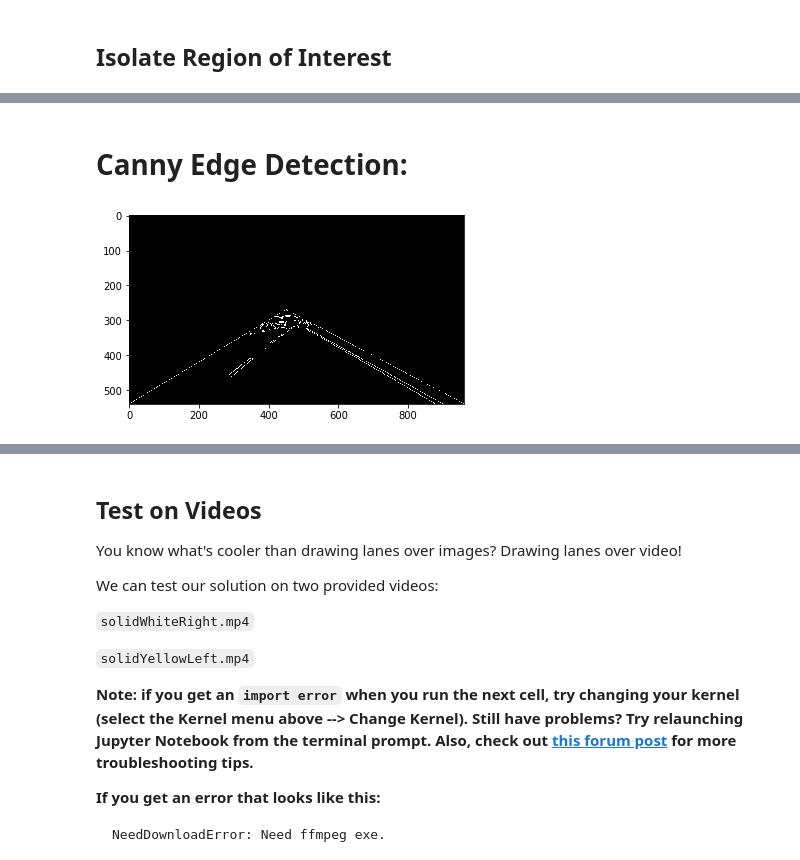
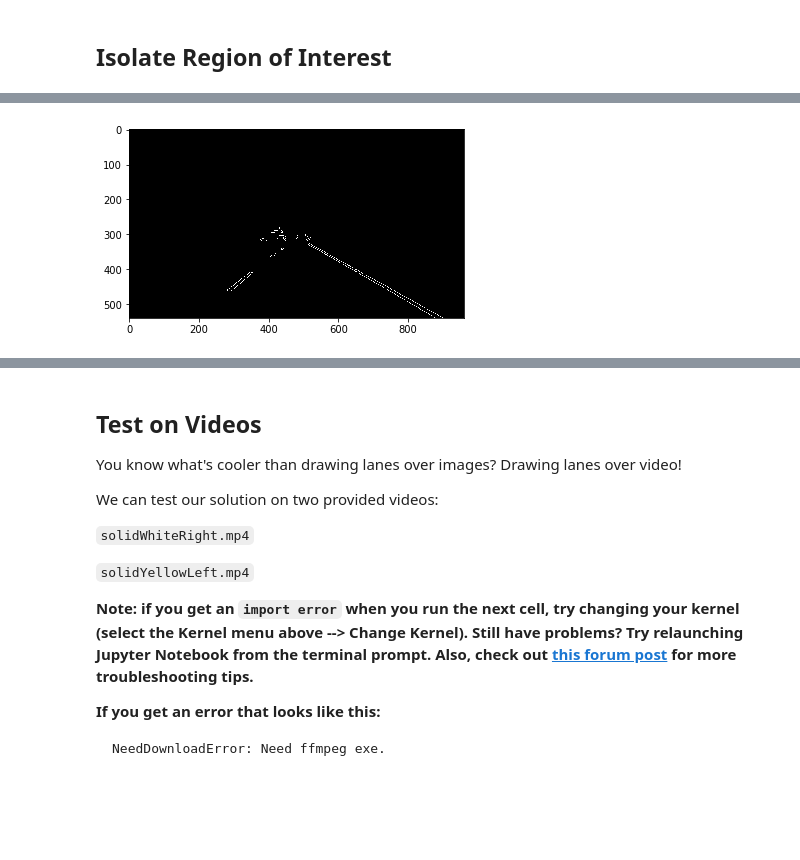
Before and after one commit to JohnMansell/P1_findingLaneLines, a Jupyter notebook: P1.ipynb, the cells around one changed output, grey strips where cells are left out. Drawn from its saved outputs; the diff is of its cells as text; code cells hidden in the pictures; blank space fills up the shorter version.

```diff
--- a/P1.ipynb
+++ b/P1.ipynb
@@ -267,12 +250,9 @@ show(blurPic)
-# %% [markdown]
-# Canny Edge Detection:
-# %%
-low_threshold = 50
-high_threshold = 150
-edges_1 = cv2.Canny(maskedPic, low_threshold, high_threshold)
-show(edges_1)
-# %% [output]
-[figure, removed]
+# %%
+vertices = frame1.getVertices()
+maskedPic = region_of_interest(edges_1, vertices)
+show(maskedPic)
+# %% [output]
+[figure, added]
 # %%
 # Next we'll create a masked edges image using cv2.fillPoly()
 mask = np.zeros_like(edges_1)
```
Also changed, not shown: parts of 15 cells of this notebook.
